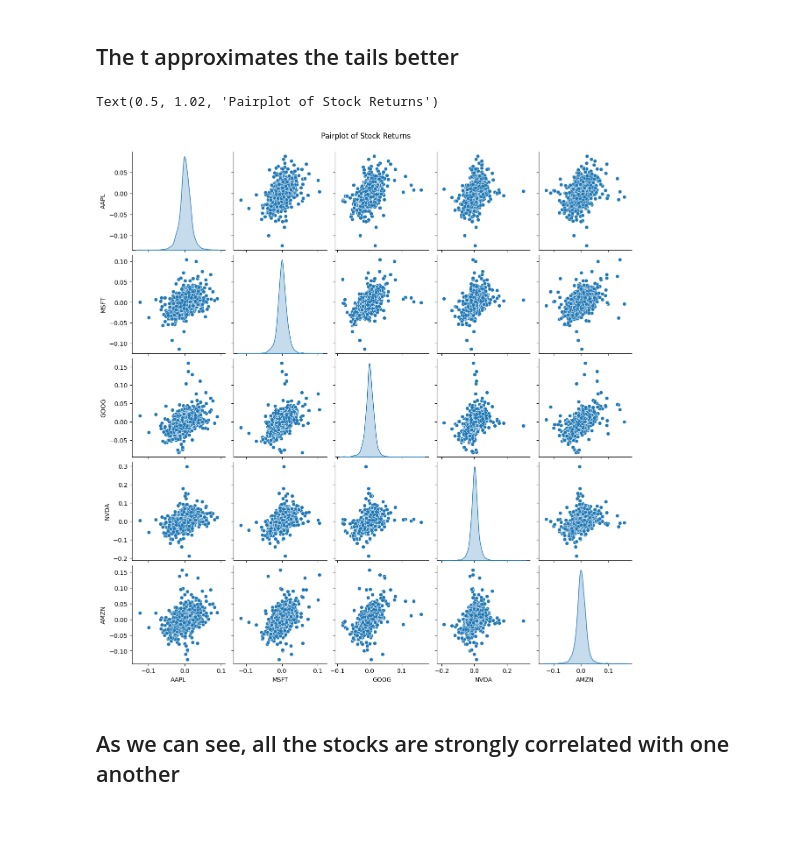
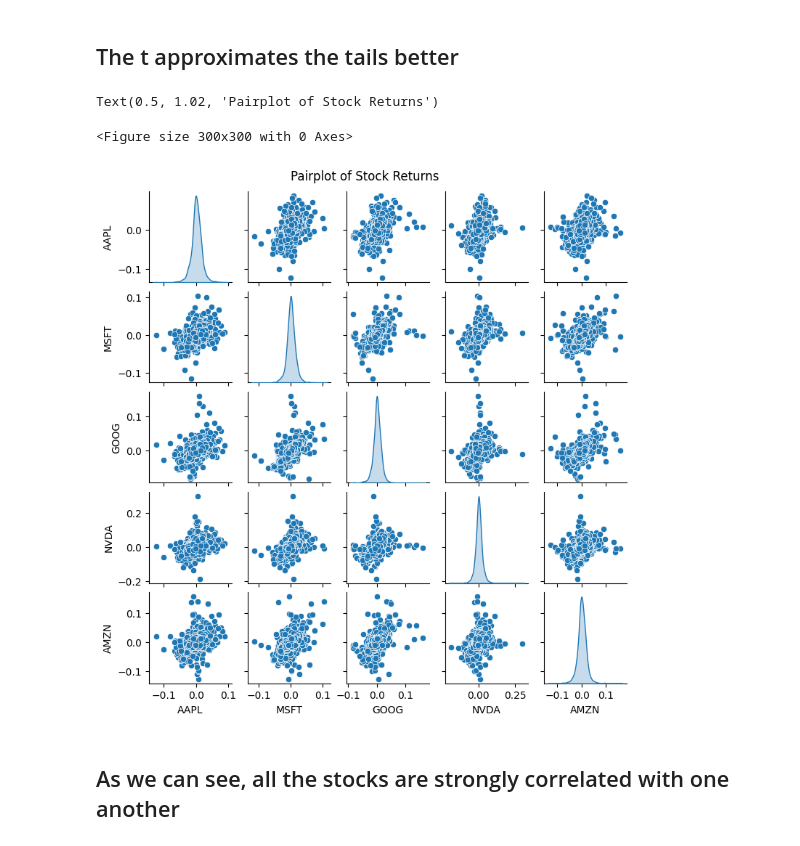
Before and after one commit to manipuppeteer/Finance-Projects, a Jupyter notebook: VaR & CVaR modelling/VaR_daily.ipynb, the cells around one changed output. Cells and saved outputs as stored; diff of their text form; code cells hidden in the pictures.

```diff
--- a/VaR & CVaR modelling/VaR_daily.ipynb
+++ b/VaR & CVaR modelling/VaR_daily.ipynb
@@ -295,11 +315,12 @@ qq_plot(returns_AAPL, ax[1], dist='t')
 # %% [markdown]
 ## The t approximates the tails better
 # %%
-sns.pairplot(returns, diag_kind='kde', markers='o')
+sns.pairplot(returns, diag_kind='kde', markers='o', height=1.5)
 plt.suptitle('Pairplot of Stock Returns', y=1.02)
 # %% [output]
 Text(0.5, 1.02, 'Pairplot of Stock Returns')
+<Figure size 300x300 with 0 Axes>
-[figure, old version]
+[figure, new version]
 # %% [markdown]
 ## As we can see, all the stocks are strongly correlated with one another
 # %%
```
Also changed, not shown: parts of 16 cells of this notebook.
